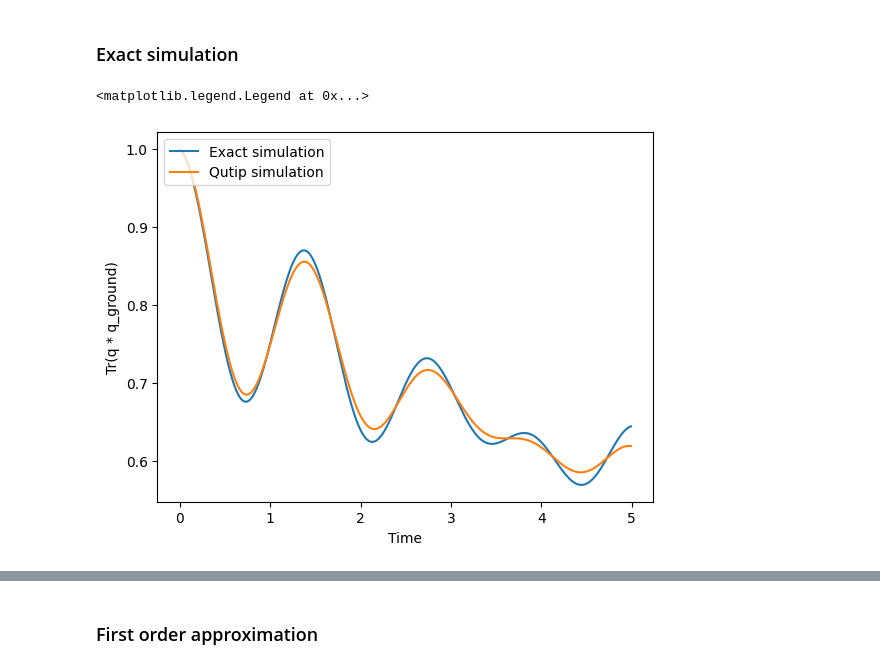
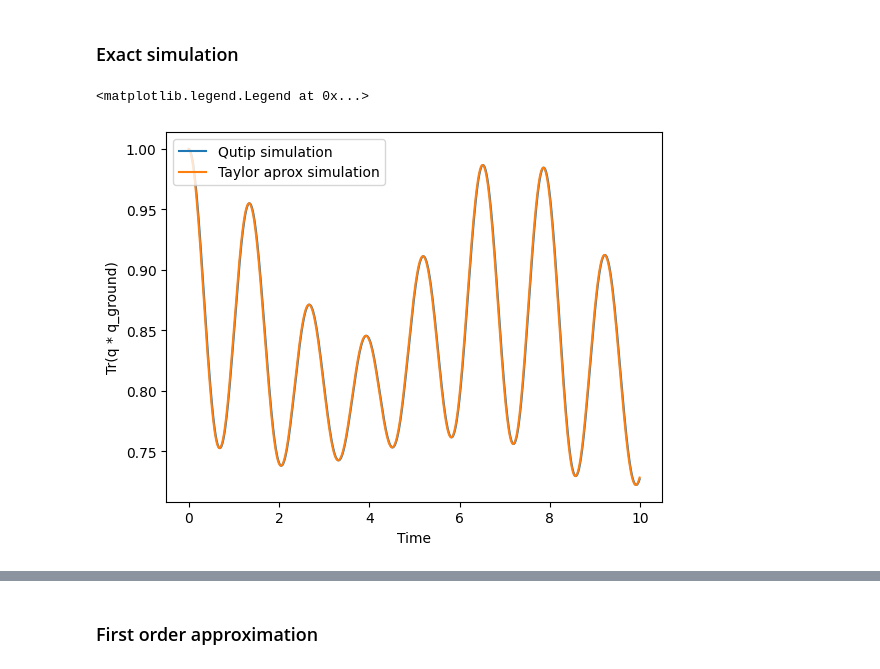
Before and after one commit to rbudai98/QSimulations, a Jupyter notebook: TFIM_time_indep_multi_qubit_.ipynb, the cells around one changed output, grey strips where cells are left out. Cells and saved outputs as stored; diff of their text form; code cells hidden in the pictures.

Commit message:
TFIM_time_independent: adding extra numerical simulation for Hamiltonian
Signed-off-by: rbudai <robert.budai@analog.com>

```diff
--- a/TFIM_time_indep_multi_qubit_.ipynb
+++ b/TFIM_time_indep_multi_qubit_.ipynb
@@ -20,7 +20,9 @@ taylor_aprox_order = (
 )
 
 g = 1  # Couppling coefficient
-gamma = 0.1  # Damping parameter
+gamma = 0.00  # Damping parameter
+
+mu = 0.1
 
 systemSize = 2  # System Hamiltonian
 nrAncillas = 2  # Ancilla size
@@ -28,7 +30,7 @@ J = systemSize  # Nr of jump operators is equal to the number of lattice element
 systemSize_dim = np.power(2, systemSize)  # Hamiltonian system size
 
 
-T = 5  # Final time
+T = 10  # Final time
 dt = 0.01  # Time step
 time_vec = np.arange(0, T, dt)  # Time vector to simulate on
 
@@ -45,6 +47,8 @@ def H_operator(t=0):
         )
     for i in np.arange(1, systemSize + 1, 1):
         H = H - g * qs.Pauli_array(qs.X, i, systemSize)
+    for i in np.arange(1, systemSize + 1, 1):
+        H = H + mu * qs.Pauli_array(qs.Z, i, systemSize)
     return Qobj(H)
 
 
@@ -64,7 +68,7 @@ def V_damping(i, t=0):
             * np.sqrt(gamma)
             * (
                 qs.Pauli_array(qs.X, i, systemSize)
-                - 1j * qs.Pauli_array(qs.Y, i, systemSize)
+                + 1j * qs.Pauli_array(qs.Y, i, systemSize)
             )
         )
     return 0
@@ -108,33 +182,41 @@ import numpy as np
 rho = starting_state
 exact_trace = []
 for t in time_vec:
     sum = Qobj(np.zeros((QSystem._systemSizeDim, QSystem._systemSizeDim)))
     for j in np.arange(1, J + 1, 1):
         sum = (
             sum
             + QSystem.V_op(j) @ rho @ QSystem.V_op(j).conj().trans()
             - 0.5
             * (
                 QSystem.V_op(j).conj().trans() @ QSystem.V_op(j) @ rho
                 + rho @ QSystem.V_op(j).conj().trans() @ QSystem.V_op(j)
             )
         )
     delta_rho = -1j * (QSystem.H_op() @ rho - rho @ QSystem.H_op()) + sum
     rho = rho + dt * delta_rho
     exact_trace.append((rho @ mesurement_op).tr())
 
 V1 = V_damping(1)
 V2 = V_damping(2)
+# results2 = mesolve(
+#     QSystem.H_op(), Qobj(starting_state), time_vec, [V1, V2], [mesurement_op]
+# )
+
 results2 = mesolve(
-    QSystem.H_op(), Qobj(QSystem.rho_ground), time_vec, [V1, V2], [QSystem.rho_ground]
+    QSystem.H_op(), Qobj(starting_state), time_vec, c_ops=None, e_ops=[mesurement_op]
 )
+
+
+# Add Taylor simulation for only the Hamiltonian system
 
 plt.figure()
 plt.xlabel("Time")
 plt.ylabel("Tr(q * q_ground)")
-plt.plot(time_vec, exact_trace, label="Exact simulation")
+# plt.plot(time_vec, exact_trace, label="Exact simulation")
 plt.plot(time_vec, results2.expect[0], label="Qutip simulation")
+plt.plot(time_vec, result_taylor_overlap, label="Taylor aprox simulation")
 plt.legend(loc="upper left")
 # %% [output]
 <matplotlib.legend.Legend at 0x...>
-[figure, old version]
+[figure, new version]
```
Also changed, not shown: parts of 4 cells of this notebook.
